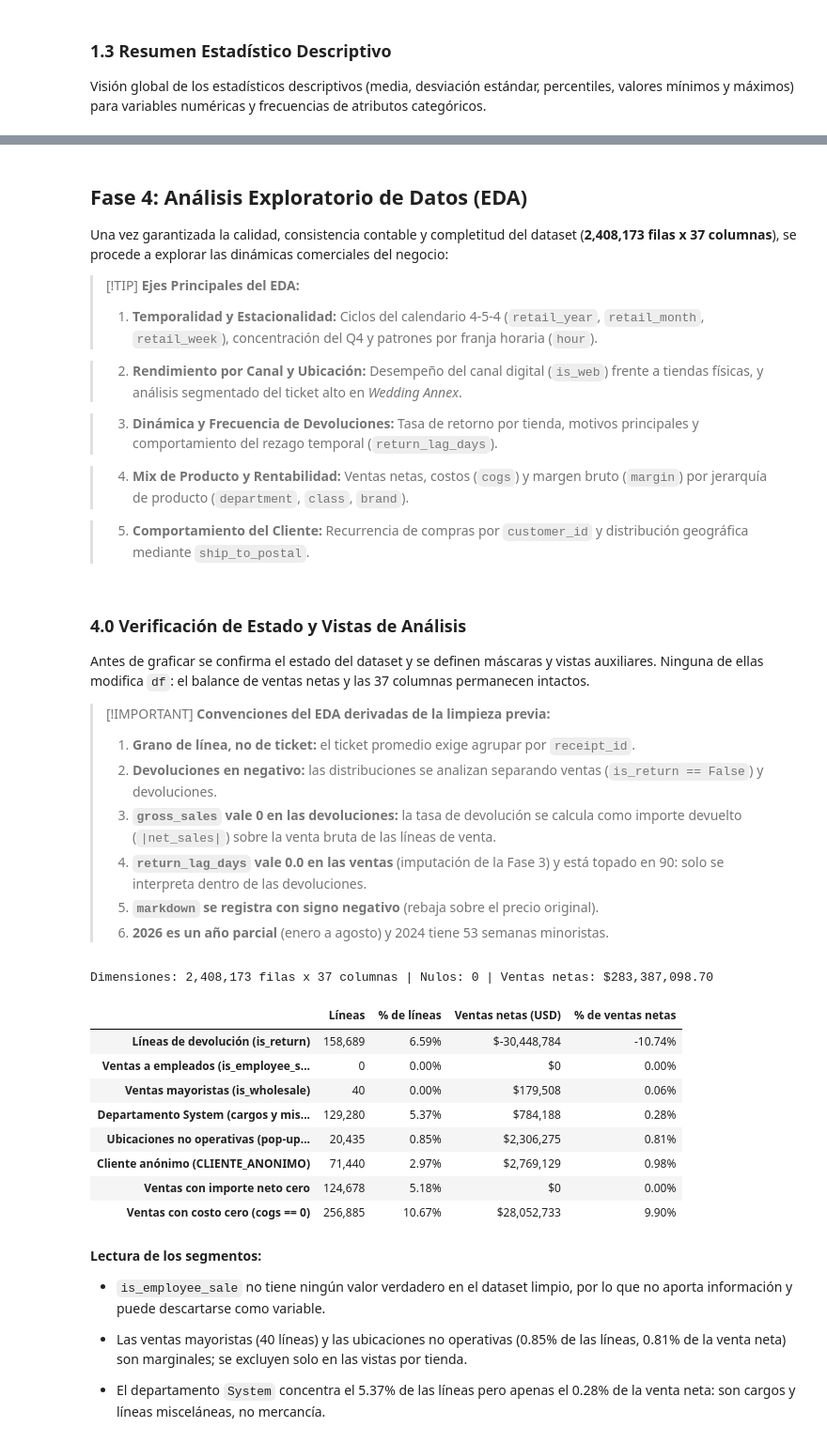
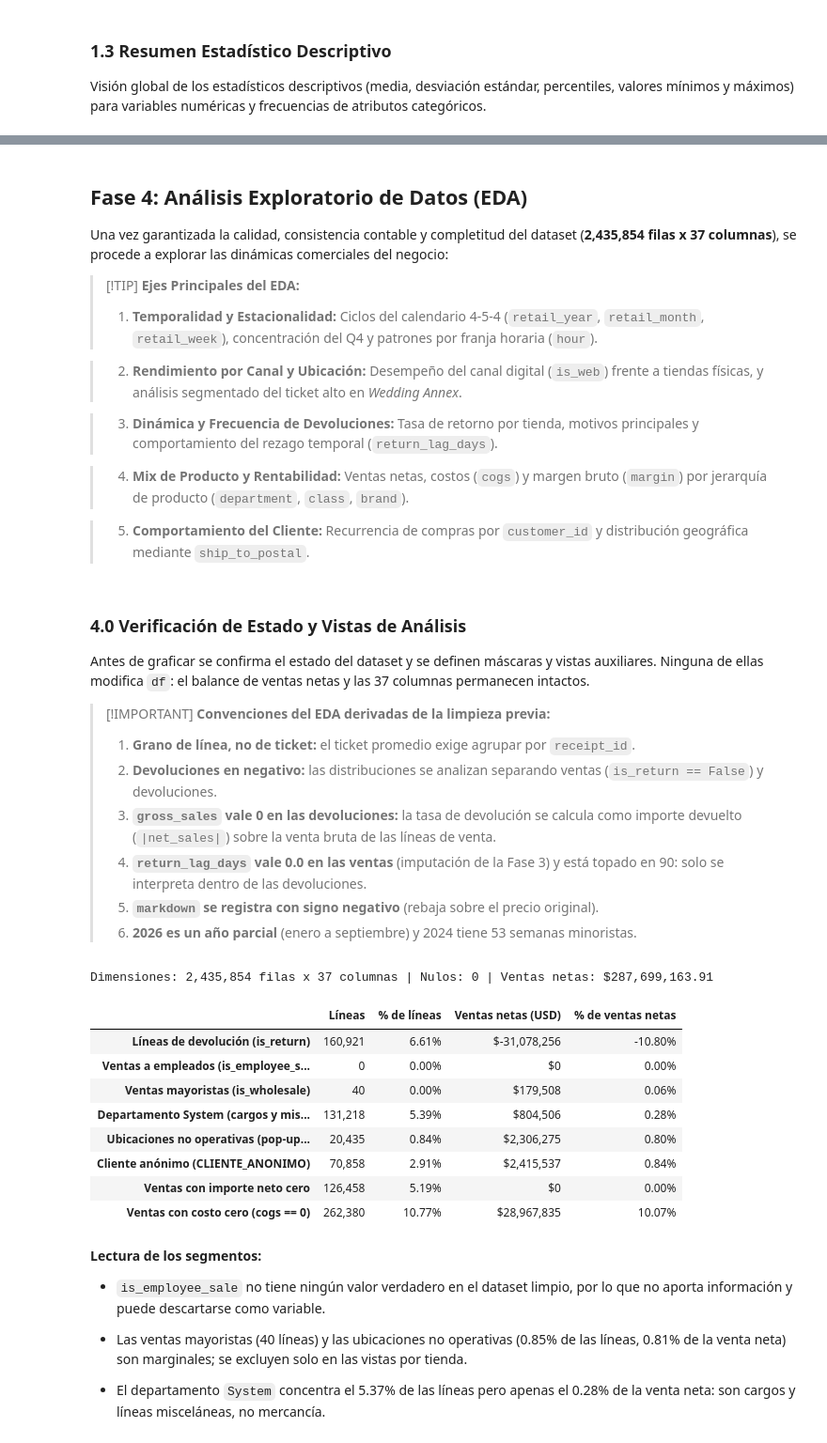
Before and after one commit to geramargonzalez/sales-revenue-datascience, a Jupyter notebook: sales-revenue-jewery.ipynb, the cells around one changed output, grey strips where cells are left out. Shown at 94% size. Cells and saved outputs as stored; diff of their text form; code cells hidden in the pictures.

```diff
--- a/sales-revenue-jewery.ipynb
+++ b/sales-revenue-jewery.ipynb
@@ -26,6 +26,6 @@ Carga del dataset unificado (`transactionRevenue_combined.csv`) que consolida el
 # %%
 # Cargar el conjunto de datos de transacciones combinadas
-dataset_path = "dataset/transactionRevenue_combined.csv"
+dataset_path = "dataset/transactionRevenue_combined_2022-0926.csv"
 df = pd.read_csv(dataset_path, low_memory=False)
 
 # Mostrar las primeras filas
@@ -500,7 +500,7 @@ Total absoluto de valores nulos restantes en el dataset completo: 0
 # %% [markdown]
 ## Fase 4: Análisis Exploratorio de Datos (EDA)
 
-Una vez garantizada la calidad, consistencia contable y completitud del dataset (**2,408,173 filas x 37 columnas**), se procede a explorar las dinámicas comerciales del negocio:
+Una vez garantizada la calidad, consistencia contable y completitud del dataset (**2,435,854 filas x 37 columnas**), se procede a explorar las dinámicas comerciales del negocio:
 
 > [!TIP]
 > **Ejes Principales del EDA:**
@@ -525,7 +525,7 @@ Antes de graficar se confirma el estado del dataset y se definen máscaras y vis
 > 3. **`gross_sales` vale 0 en las devoluciones:** la tasa de devolución se calcula como importe devuelto (`|net_sales|`) sobre la venta bruta de las líneas de venta.
 > 4. **`return_lag_days` vale 0.0 en las ventas** (imputación de la Fase 3) y está topado en 90: solo se interpreta dentro de las devoluciones.
 > 5. **`markdown` se registra con signo negativo** (rebaja sobre el precio original).
-> 6. **2026 es un año parcial** (enero a agosto) y 2024 tiene 53 semanas minoristas.
+> 6. **2026 es un año parcial** (enero a septiembre) y 2024 tiene 53 semanas minoristas.
 # %%
 # Configuración visual global según los estándares de visualización del proyecto
 plt.style.use('seaborn-v0_8-whitegrid')
@@ -550,8 +550,8 @@ fmt_porcentaje = FuncFormatter(lambda x, _: f'{x:.0f}%')
 fmt_dolares = FuncFormatter(lambda x, _: f'${x:,.0f}' if x == 0 or abs(x) >= 1 else f'${x:g}')
 
 # 1. Verificación de estado del dataset (no se modifica df)
-VENTAS_NETAS_CONTROL = 283_387_098.70
-assert df.shape == (2_408_173, 37), 'Dimensiones inesperadas del dataset'
+VENTAS_NETAS_CONTROL = 287_699_163.91
+assert df.shape == (2_435_854, 37), 'Dimensiones inesperadas del dataset'
 assert df.isna().sum().sum() == 0, 'El dataset contiene valores nulos'
 assert abs(df['net_sales'].sum() - VENTAS_NETAS_CONTROL) < 0.01, 'Descuadre de ventas netas'
 print(f"Dimensiones: {df.shape[0]:,} filas x {df.shape[1]} columnas | Nulos: 0 | Ventas netas: ${df['net_sales'].sum():,.2f}")
@@ -582,42 +582,42 @@ aux = pd.DataFrame({
     'venta_neta': df['net_sales'],
     'venta_bruta': df['gross_sales'].where(~es_devolucion, 0.0),
     'devuelto': (-df['net_sales']).where(es_devolucion, 0.0)
 })
 
 # 3. Peso de los segmentos que pueden distorsionar el análisis
 segmentos = {
     'Líneas de devolución (is_return)': es_devolucion,
     'Ventas a empleados (is_employee_sale)': df['is_employee_sale'],
     'Ventas mayoristas (is_wholesale)': df['is_wholesale'],
     'Departamento System (cargos y misceláneos)': df['department'] == 'System',
     'Ubicaciones no operativas (pop-ups y administrativas)': ~es_operativa,
     'Cliente anónimo (CLIENTE_ANONIMO)': df['customer_id'] == 'CLIENTE_ANONIMO',
     'Ventas con importe neto cero': ~es_devolucion & (df['net_sales'] == 0),
     'Ventas con costo cero (cogs == 0)': ~es_devolucion & (df['cogs'] == 0)
 }
 resumen_segmentos = pd.DataFrame({
     'Líneas': {k: int(m.sum()) for k, m in segmentos.items()},
     '% de líneas': {k: m.mean() * 100 for k, m in segmentos.items()},
     'Ventas netas (USD)': {k: df.loc[m, 'net_sales'].sum() for k, m in segmentos.items()}
 })
 resumen_segmentos['% de ventas netas'] = resumen_segmentos['Ventas netas (USD)'] / VENTAS_NETAS_CONTROL * 100
 display(pd.DataFrame({
     'Líneas': resumen_segmentos['Líneas'].map('{:,.0f}'.format),
     '% de líneas': resumen_segmentos['% de líneas'].map('{:.2f}%'.format),
     'Ventas netas (USD)': resumen_segmentos['Ventas netas (USD)'].map('${:,.0f}'.format),
     '% de ventas netas': resumen_segmentos['% de ventas netas'].map('{:.2f}%'.format)
 }))
 # %% [output]
-Dimensiones: 2,408,173 filas x 37 columnas | Nulos: 0 | Ventas netas: $283,387,098.70
+Dimensiones: 2,435,854 filas x 37 columnas | Nulos: 0 | Ventas netas: $287,699,163.91
 |  | Líneas | % de líneas | Ventas netas (USD) | % de ventas netas |
-| Líneas de devolución (is_return) | 158,689 | 6.59% | $-30,448,784 | -10.74% |
+| Líneas de devolución (is_return) | 160,921 | 6.61% | $-31,078,256 | -10.80% |
 | Ventas a empleados (is_employee_s... | 0 | 0.00% | $0 | 0.00% |
 | Ventas mayoristas (is_wholesale) | 40 | 0.00% | $179,508 | 0.06% |
-| Departamento System (cargos y mis... | 129,280 | 5.37% | $784,188 | 0.28% |
-| Ubicaciones no operativas (pop-up... | 20,435 | 0.85% | $2,306,275 | 0.81% |
-| Cliente anónimo (CLIENTE_ANONIMO) | 71,440 | 2.97% | $2,769,129 | 0.98% |
-| Ventas con importe neto cero | 124,678 | 5.18% | $0 | 0.00% |
-| Ventas con costo cero (cogs == 0) | 256,885 | 10.67% | $28,052,733 | 9.90% |
+| Departamento System (cargos y mis... | 131,218 | 5.39% | $804,506 | 0.28% |
+| Ubicaciones no operativas (pop-up... | 20,435 | 0.84% | $2,306,275 | 0.80% |
+| Cliente anónimo (CLIENTE_ANONIMO) | 70,858 | 2.91% | $2,415,537 | 0.84% |
+| Ventas con importe neto cero | 126,458 | 5.19% | $0 | 0.00% |
+| Ventas con costo cero (cogs == 0) | 262,380 | 10.77% | $28,967,835 | 10.07% |
 # %% [markdown]
 **Lectura de los segmentos:**
 
```
Also changed, not shown: parts of 26 cells of this notebook, 4 other files.
